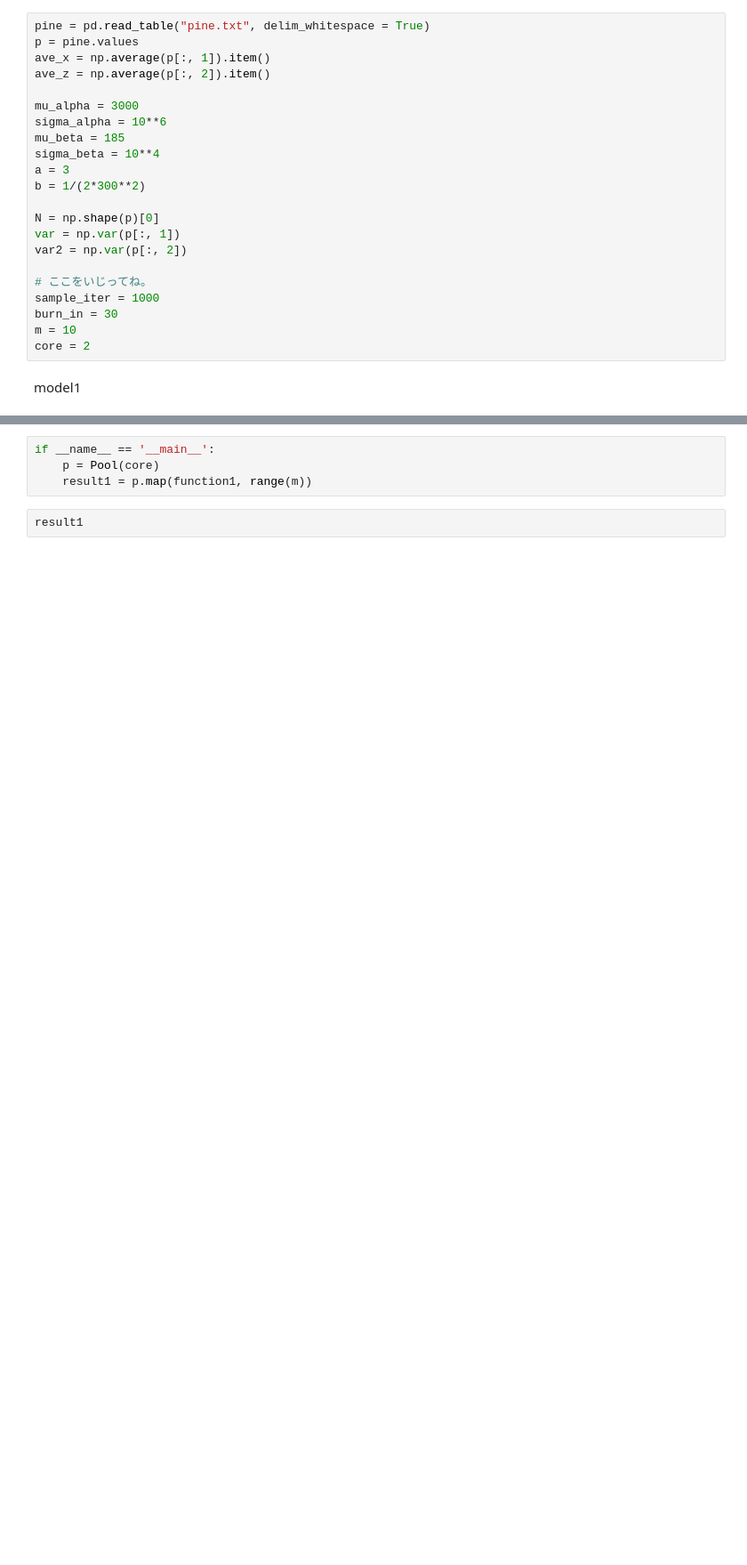
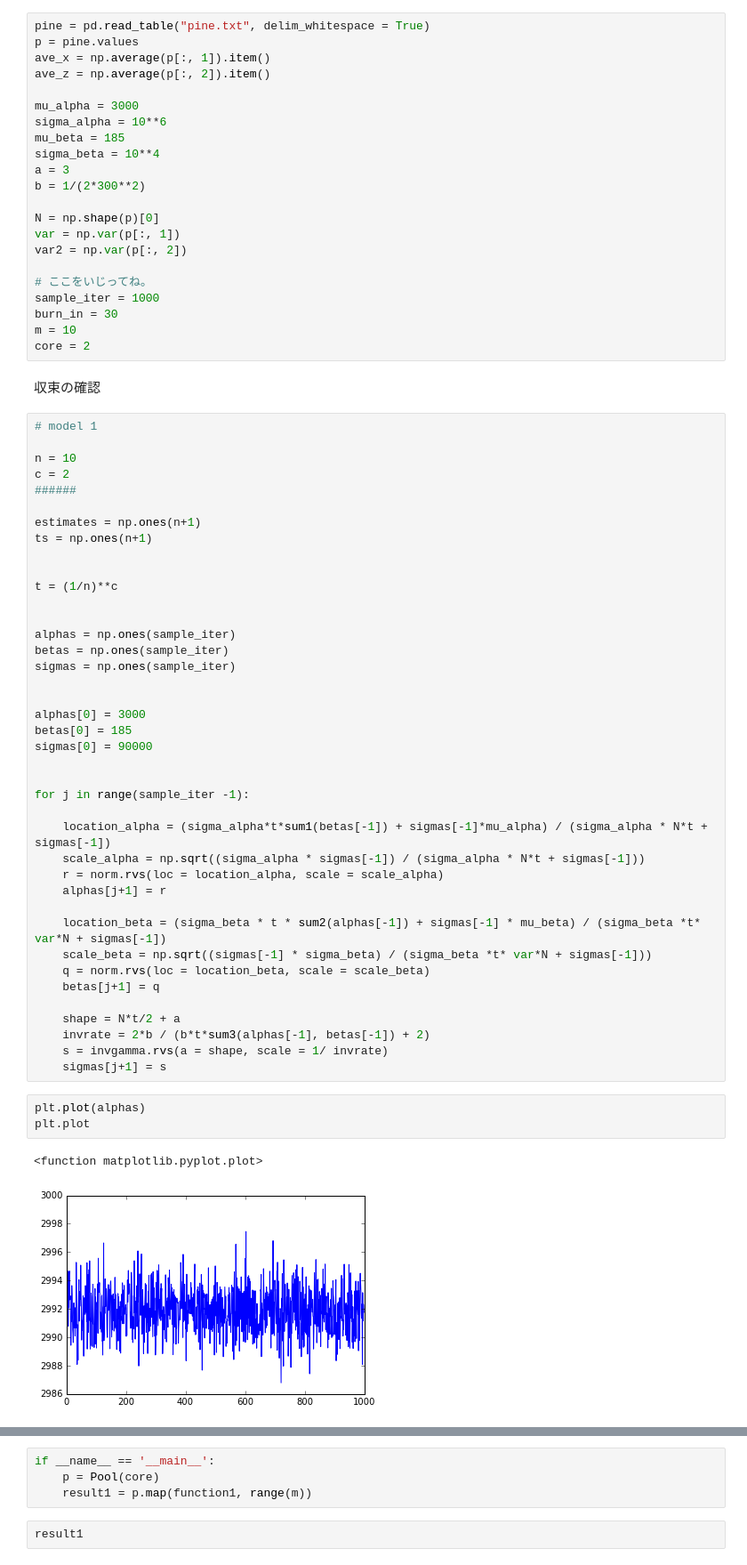
Before and after one commit to keiikegami/midtermtest, a Jupyter notebook: function.ipynb, the cells around one changed output, grey strips where cells are left out. Shown at 89% size. Cells and saved outputs as stored; diff of their text form; blank space fills up the shorter version.

```diff
--- a/function.ipynb
+++ b/function.ipynb
@@ -192,5 +189,51 @@ sample_iter = 1000
 burn_in = 30
 m = 10
 core = 2
-# %% [markdown]
-model1
+# %% [markdown]
+収束の確認
+# %%
+# model 1
+
+n = 10
+c = 2
+######
+
+estimates = np.ones(n+1)
+ts = np.ones(n+1)
+
+
+t = (1/n)**c
+
+
+alphas = np.ones(sample_iter)
+betas = np.ones(sample_iter)
+sigmas = np.ones(sample_iter)
+
+
+alphas[0] = 3000
+betas[0] = 185
+sigmas[0] = 90000
+
+
+for j in range(sample_iter -1):
+
+    location_alpha = (sigma_alpha*t*sum1(betas[-1]) + sigmas[-1]*mu_alpha) / (sigma_alpha * N*t + sigmas[-1])
+    scale_alpha = np.sqrt((sigma_alpha * sigmas[-1]) / (sigma_alpha * N*t + sigmas[-1]))
+    r = norm.rvs(loc = location_alpha, scale = scale_alpha)
+    alphas[j+1] = r
+
+    location_beta = (sigma_beta * t * sum2(alphas[-1]) + sigmas[-1] * mu_beta) / (sigma_beta *t* var*N + sigmas[-1])
+    scale_beta = np.sqrt((sigmas[-1] * sigma_beta) / (sigma_beta *t* var*N + sigmas[-1]))
+    q = norm.rvs(loc = location_beta, scale = scale_beta)
+    betas[j+1] = q
+
+    shape = N*t/2 + a
+    invrate = 2*b / (b*t*sum3(alphas[-1], betas[-1]) + 2)
+    s = invgamma.rvs(a = shape, scale = 1/ invrate)
+    sigmas[j+1] = s
+# %%
+plt.plot(alphas)
+plt.plot
+# %% [output]
+<function matplotlib.pyplot.plot>
+[figure, added]
```
Also changed, not shown: parts of 9 cells of this notebook, 4 other files.
